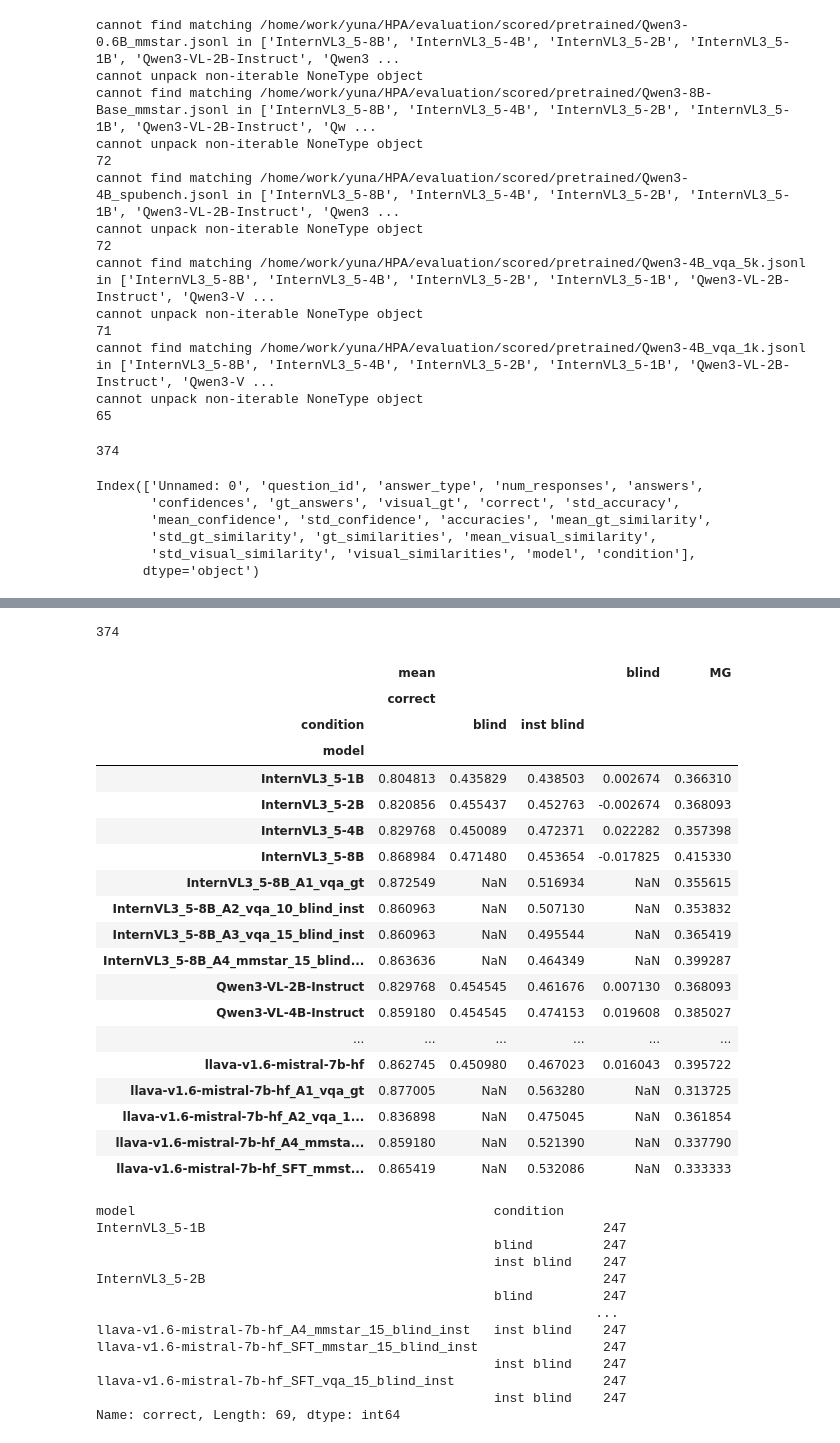
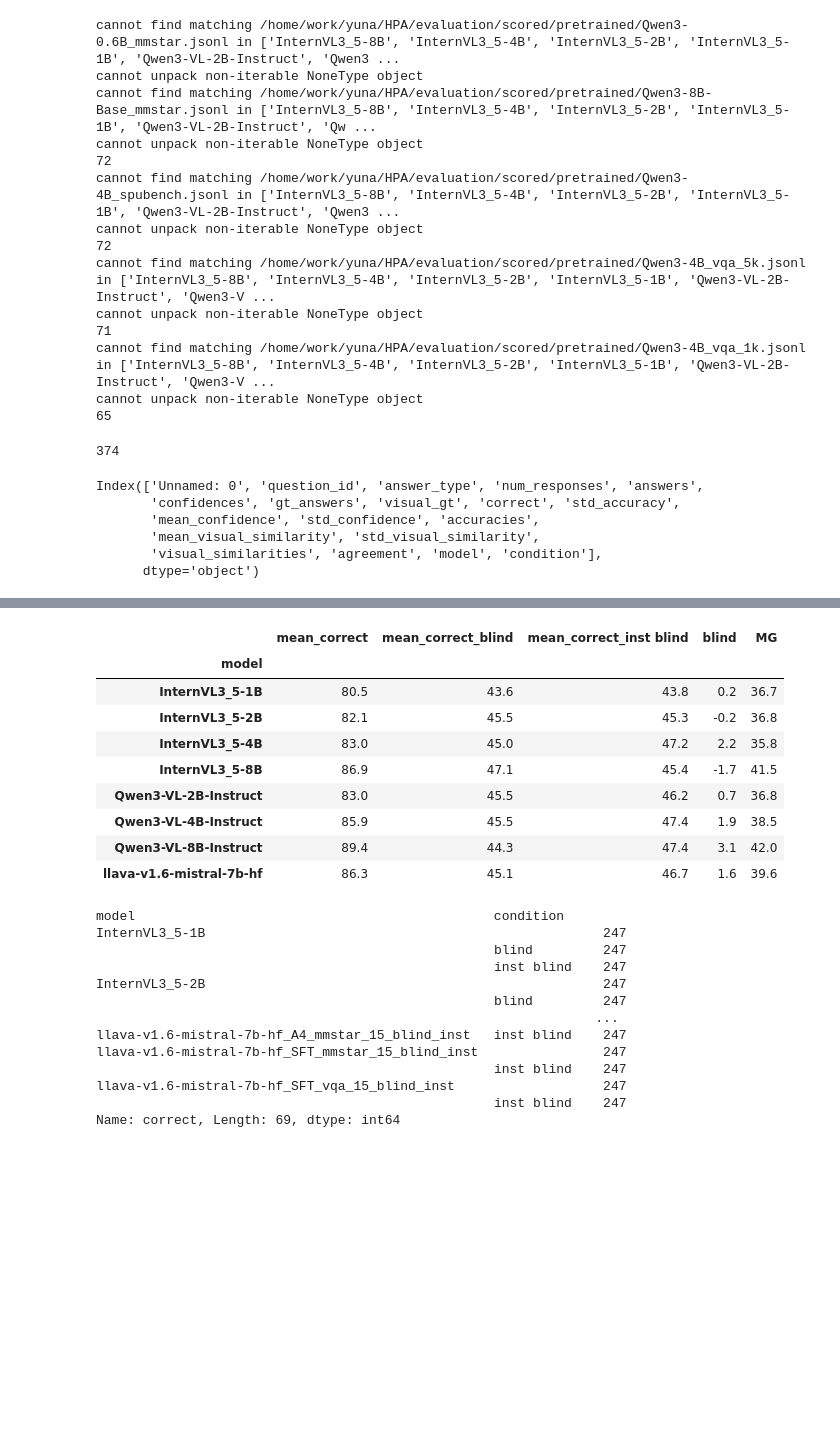
Before and after one commit to unolop/HPA, a Jupyter notebook: evaluation/analysis/progress.ipynb, the cells around one changed output, grey strips where cells are left out. Drawn from its saved outputs; the diff is of its cells as text; code cells hidden in the pictures; blank space fills up the shorter version.

Commit message:
analysis human agreement

```diff
--- a/evaluation/analysis/progress.ipynb
+++ b/evaluation/analysis/progress.ipynb
@@ -29,6 +29,8 @@ def get_summary(dataset='mmstar'):
         except Exception as e:
             print(e)
     df = pd.concat(dfs)
+    df['correct'] = pd.to_numeric(df['correct'], errors='coerce')
+    df['correct'] = (df['correct'] * 100).round(1)
     print(len(files) )
 
     pt = df.pivot_table(
@@ -39,4 +41,4 @@ def get_summary(dataset='mmstar'):
     )
     pt = pt.round(4)
     pt.to_csv(f"./tables/summary_{dataset}.csv")
-    return df , pt
+    return df
@@ -58,7 +49,7 @@ cannot unpack non-iterable NoneType object
 # %%
 model_results = {}
 for ds in ['mmstar', 'spubench', 'vqa_5k', 'vqa_1k']:
-    model_results[ds], pv = get_summary(ds)
+    model_results[ds]  = get_summary(ds)
 # %% [output]
 cannot find matching /home/work/yuna/HPA/evaluation/scored/pretrained/Qwen3-0.6B_mmstar.jsonl in ['InternVL3_5-8B', 'InternVL3_5-4B', 'InternVL3_5-2B', 'InternVL3_5-1B', 'Qwen3-VL-2B-Instruct', 'Qwen3 ...
 cannot unpack non-iterable NoneType object
@@ -80,6 +71,8 @@ human_vqa=pd.read_csv('/home/work/yuna/HPA/evaluation/scored/humans/human_vqa_pe
 human_vqa['model'] = "humans"
 human_vqa['condition'] = "inst blind"
 human_vqa.rename(columns={"mean_accuracy": 'correct', 'qid': 'question_id'}, inplace=True)
+human_vqa['correct'] = pd.to_numeric(human_vqa['correct'], errors='coerce')
+human_vqa['correct'] = (human_vqa['correct'] * 100).round(1)
 qids = human_vqa.question_id.unique()
 print(len(qids))
 human_vqa.columns
@@ -87,9 +80,9 @@ human_vqa.columns
 374
 Index(['Unnamed: 0', 'question_id', 'answer_type', 'num_responses', 'answers',
        'confidences', 'gt_answers', 'visual_gt', 'correct', 'std_accuracy',
-       'mean_confidence', 'std_confidence', 'accuracies', 'mean_gt_similarity',
-       'std_gt_similarity', 'gt_similarities', 'mean_visual_similarity',
-       'std_visual_similarity', 'visual_similarities', 'model', 'condition'],
+       'mean_confidence', 'std_confidence', 'accuracies',
+       'mean_visual_similarity', 'std_visual_similarity',
+       'visual_similarities', 'agreement', 'model', 'condition'],
       dtype='object')
 # %%
 model_vqa = model_results['vqa_1k']
@@ -110,32 +103,24 @@ vqa = vqa_human_comparison.pivot_table(
     columns=['condition'],  # , 'category', 'l2_category'
     values=['correct'],
     aggfunc=['mean'] # , 'count'
-)
+).round(1)
+vqa['blind'] = vqa[('mean', 'correct', 'inst blind')] - vqa[('mean', 'correct', 'blind')]
+vqa['MG'] = vqa[('mean', 'correct', '')] - vqa[('mean', 'correct', 'inst blind')]
+vqa.to_csv(f'./tables/vqa_human_comparison.csv')
-# %% [output]
-374
-# %%
-vqa['blind'] = vqa[('mean', 'correct', 'inst blind')] - vqa[('mean', 'correct', 'blind')]
-vqa['MG'] = vqa[('mean', 'correct', '')] - vqa[('mean', 'correct', 'inst blind')]
-vqa.to_csv(f'./tables/vqa_human_comparison.csv')
-vqa
-# %% [output]
-|  | mean |  |  | blind | MG |
-|  | correct |  |  |  |  |
-| condition |  | blind | inst blind |  |  |
-| model |  |  |  |  |  |
-| InternVL3_5-1B | 0.804813 | 0.435829 | 0.438503 | 0.002674 | 0.366310 |
-| InternVL3_5-2B | 0.820856 | 0.455437 | 0.452763 | -0.002674 | 0.368093 |
-| InternVL3_5-4B | 0.829768 | 0.450089 | 0.472371 | 0.022282 | 0.357398 |
-| InternVL3_5-8B | 0.868984 | 0.471480 | 0.453654 | -0.017825 | 0.415330 |
-| InternVL3_5-8B_A1_vqa_gt | 0.872549 | NaN | 0.516934 | NaN | 0.355615 |
-| InternVL3_5-8B_A2_vqa_10_blind_inst | 0.860963 | NaN | 0.507130 | NaN | 0.353832 |
-| InternVL3_5-8B_A3_vqa_15_blind_inst | 0.860963 | NaN | 0.495544 | NaN | 0.365419 |
-| InternVL3_5-8B_A4_mmstar_15_blind... | 0.863636 | NaN | 0.464349 | NaN | 0.399287 |
-| Qwen3-VL-2B-Instruct | 0.829768 | 0.454545 | 0.461676 | 0.007130 | 0.368093 |
-| Qwen3-VL-4B-Instruct | 0.859180 | 0.454545 | 0.474153 | 0.019608 | 0.385027 |
-| ... | ... | ... | ... | ... | ... |
-| llava-v1.6-mistral-7b-hf | 0.862745 | 0.450980 | 0.467023 | 0.016043 | 0.395722 |
-| llava-v1.6-mistral-7b-hf_A1_vqa_gt | 0.877005 | NaN | 0.563280 | NaN | 0.313725 |
-| llava-v1.6-mistral-7b-hf_A2_vqa_1... | 0.836898 | NaN | 0.475045 | NaN | 0.361854 |
-| llava-v1.6-mistral-7b-hf_A4_mmsta... | 0.859180 | NaN | 0.521390 | NaN | 0.337790 |
-| llava-v1.6-mistral-7b-hf_SFT_mmst... | 0.865419 | NaN | 0.532086 | NaN | 0.333333 |
+# %%
+vqa_flat = vqa.copy()
+vqa_flat.columns = ['_'.join([str(i) for i in col if str(i) != '']).strip('_') for col in vqa_flat.columns.values]
+df = vqa_flat.dropna(subset=['mean_correct', 'MG', 'blind'], axis=0).dropna(axis=1)
+df.to_latex(f'./tables/A1_vqa_instruction.tex', float_format="%.1f")
+df
+# %% [output]
+|  | mean_correct | mean_correct_blind | mean_correct_inst blind | blind | MG |
+| model |  |  |  |  |  |
+| InternVL3_5-1B | 80.5 | 43.6 | 43.8 | 0.2 | 36.7 |
+| InternVL3_5-2B | 82.1 | 45.5 | 45.3 | -0.2 | 36.8 |
+| InternVL3_5-4B | 83.0 | 45.0 | 47.2 | 2.2 | 35.8 |
+| InternVL3_5-8B | 86.9 | 47.1 | 45.4 | -1.7 | 41.5 |
+| Qwen3-VL-2B-Instruct | 83.0 | 45.5 | 46.2 | 0.7 | 36.8 |
+| Qwen3-VL-4B-Instruct | 85.9 | 45.5 | 47.4 | 1.9 | 38.5 |
+| Qwen3-VL-8B-Instruct | 89.4 | 44.3 | 47.4 | 3.1 | 42.0 |
+| llava-v1.6-mistral-7b-hf | 86.3 | 45.1 | 46.7 | 1.6 | 39.6 |
```
Also changed, not shown: parts of 5 cells of this notebook, 15 other files.
